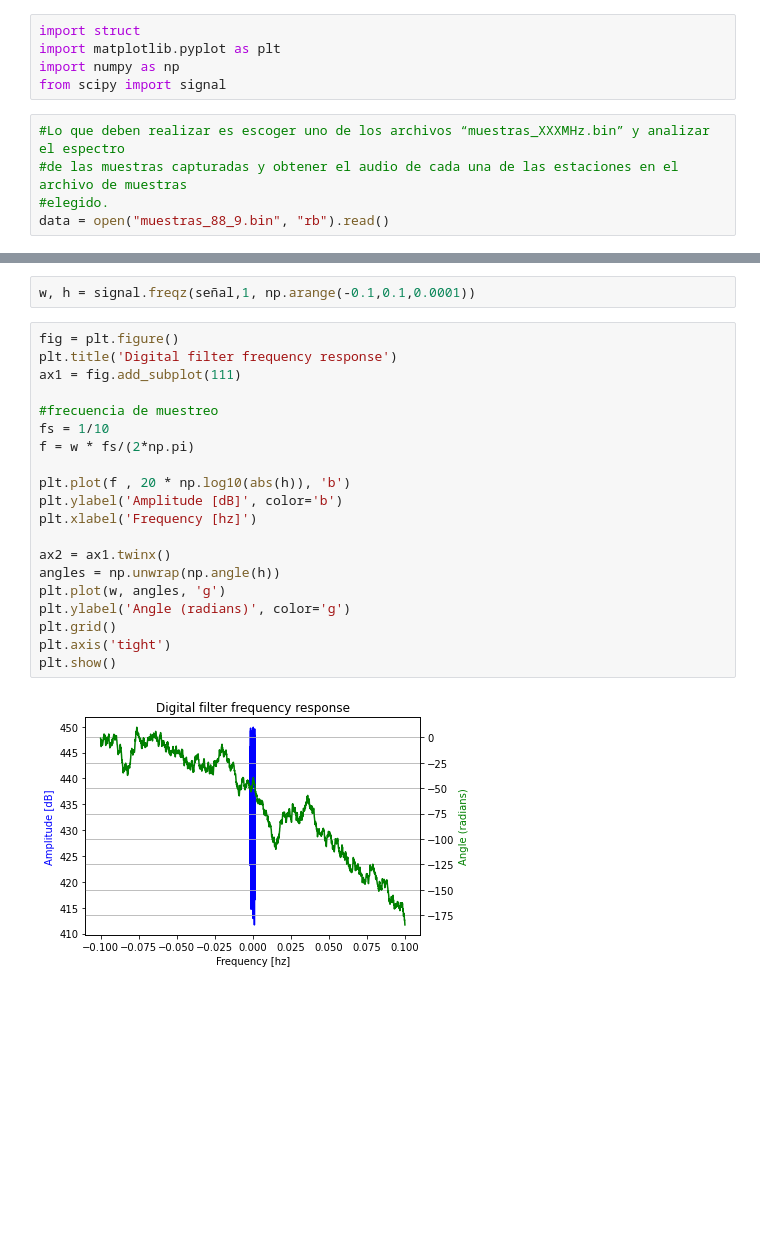
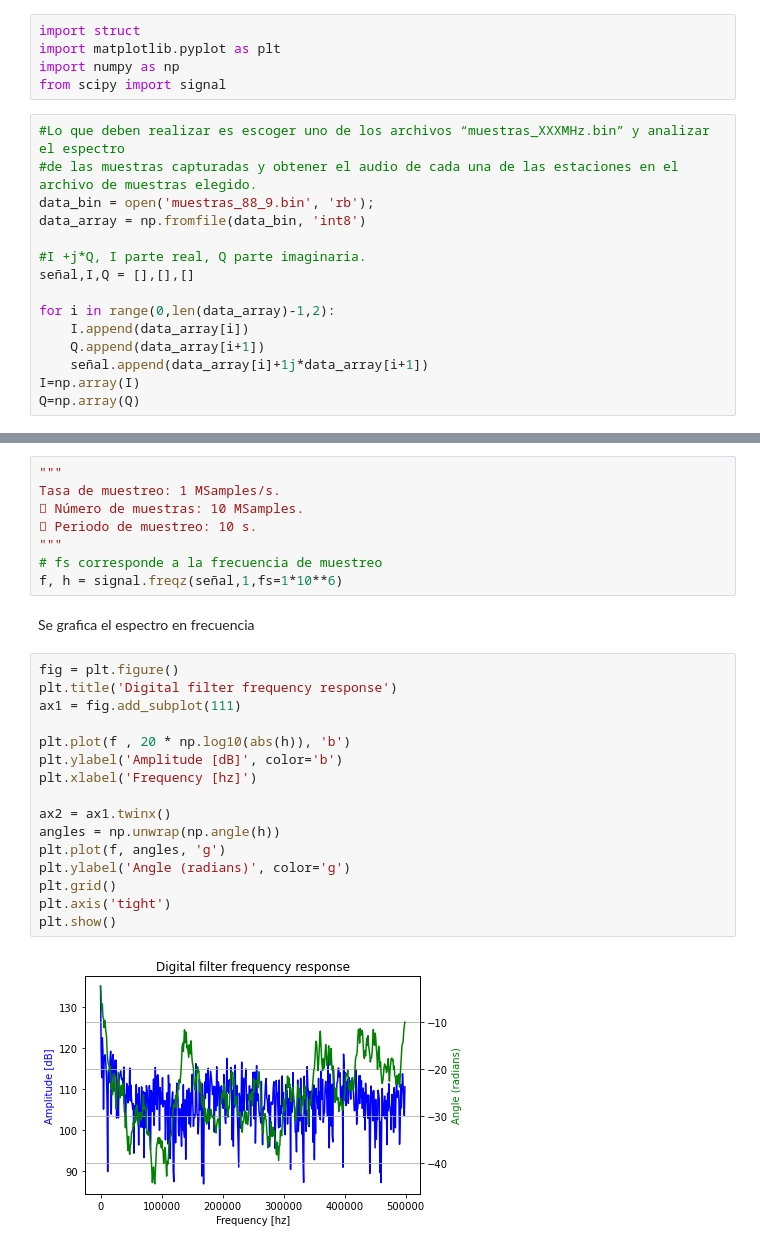
Before and after one commit to joaquinzepeda/Demodulacion-FM-Empleando-SDR-, a Jupyter notebook: Proyecto 3.ipynb, the cells around one changed output, grey strips where cells are left out. Cells and saved outputs as stored; diff of their text form; blank space fills up the shorter version.

```diff
--- a/Proyecto 3.ipynb
+++ b/Proyecto 3.ipynb
@@ -9,6 +9,16 @@ import numpy as np
 from scipy import signal
 # %%
 #Lo que deben realizar es escoger uno de los archivos “muestras_XXXMHz.bin” y analizar el espectro
-#de las muestras capturadas y obtener el audio de cada una de las estaciones en el archivo de muestras
-#elegido.
-data = open("muestras_88_9.bin", "rb").read()
+#de las muestras capturadas y obtener el audio de cada una de las estaciones en el archivo de muestras elegido.
+data_bin = open('muestras_88_9.bin', 'rb');
+data_array = np.fromfile(data_bin, 'int8')
+
+#I +j*Q, I parte real, Q parte imaginaria.
+señal,I,Q = [],[],[]
+
+for i in range(0,len(data_array)-1,2):
+    I.append(data_array[i])
+    Q.append(data_array[i+1])
+    señal.append(data_array[i]+1j*data_array[i+1])
+I=np.array(I)
+Q=np.array(Q)
@@ -38,24 +48,28 @@ for i in range(int(len(data)/16)):
-# %%
-w, h = signal.freqz(señal,1, np.arange(-0.1,0.1,0.0001))
+# %%
+"""
+Tasa de muestreo: 1 MSamples/s.
+ Número de muestras: 10 MSamples.
+ Periodo de muestreo: 10 s.
+"""
+# fs corresponde a la frecuencia de muestreo
+f, h = signal.freqz(señal,1,fs=1*10**6)
+# %% [markdown]
+Se grafica el espectro en frecuencia
 # %%
 fig = plt.figure()
 plt.title('Digital filter frequency response')
 ax1 = fig.add_subplot(111)
-
-#frecuencia de muestreo
-fs = 1/10
-f = w * fs/(2*np.pi)
 
 plt.plot(f , 20 * np.log10(abs(h)), 'b')
 plt.ylabel('Amplitude [dB]', color='b')
 plt.xlabel('Frequency [hz]')
 
 ax2 = ax1.twinx()
 angles = np.unwrap(np.angle(h))
-plt.plot(w, angles, 'g')
+plt.plot(f, angles, 'g')
 plt.ylabel('Angle (radians)', color='g')
 plt.grid()
 plt.axis('tight')
 plt.show()
 # %% [output]
-[figure, old version]
+[figure, new version]
```
Also changed, not shown: parts of 4 cells of this notebook.
